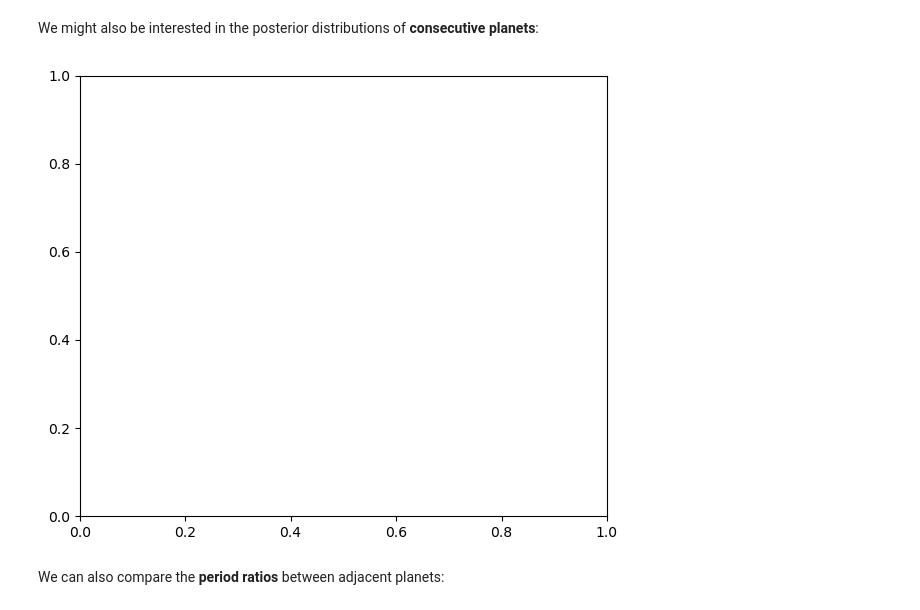
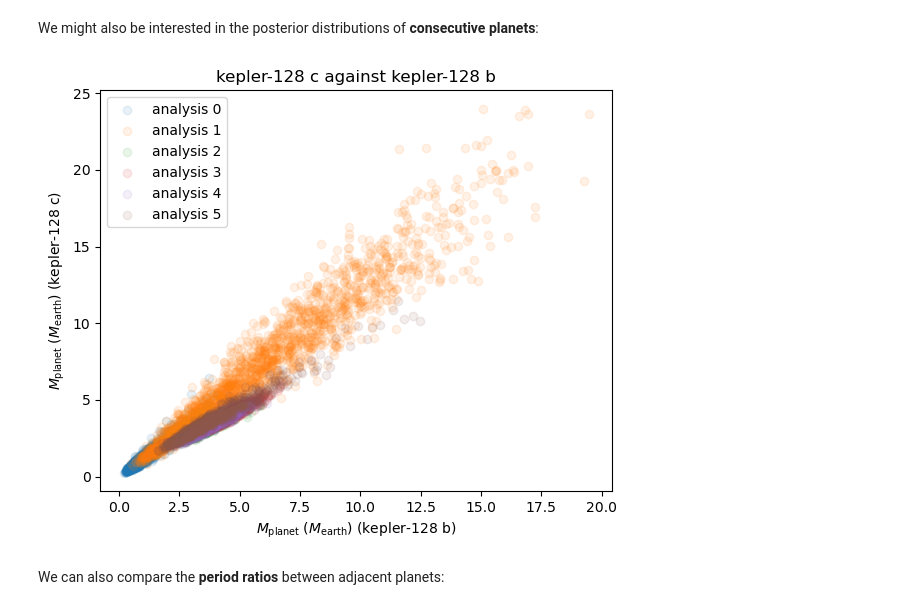
Before and after one commit to adleleu/resonantstate_nb, a Jupyter notebook: notebook_observations_updated.ipynb, the cells around one changed output. Saved outputs shown, nothing was run; the diff lists cells and outputs as text; code cells hidden in the pictures.

Commit message:
simplified ell2sfm plotting and added more examples

```diff
--- a/notebook_observations_updated.ipynb
+++ b/notebook_observations_updated.ipynb
@@ -16,6 +17,6 @@ We can download the metatable to have a look on the available observations sampl
 # %%
-dataframe_observations = get_metadata_observations()
-dataframe_observations.head()
+df_all_obs = get_metadata_observations()
+df_all_obs.head()
 # %% [output]
 |  | planet_name | star_name | analysis_id | author_name | contact_email | default | robustness | period_days | ... |
 | 0 | K00972.02 | K00972 | 0 | Ragozzine | darin_ragozzine@byu.edu | 1 | -1 | 7.821838 | ... |
@@ -90,0 +74,5 @@ dataframe_observations_Kep51.head(100)
+# %%
+target = "Kepler-128"
+
+df_selected = df_all_obs[df_all_obs["star_name"].isin([target])]
+df_selected.head(100)
@@ -109,7 +114,7 @@ Let's download the samples from these systems. If a path is given, it saves the
 # %%
 #download_destination_path = "downloaded_observtions_samples/"
 download_destination_path = None
-df_list = download_observations_samples(dataframe_observations_Kep51, download_destination_path)
+df_list = download_observations_samples(df_selected, download_destination_path)
 # %% [markdown]
 The downloaded samples are returned as a list. Each element of the list is a dictionnary containing informations on the downloaded sample and the sample itself.
 
@@ -222,0 +206,3 @@ get_all_planets(df_list)
+# %%
+planets = get_all_planets(df_list)
+planets
@@ -249,9 +237,9 @@ We might also be interested in the posterior distributions of **consecutive plan
 # %%
 plot_adjacent_planets(df_list,
                       param='mass',
-                      planet_pair=['Kepler-51 b', 'Kepler-51 c'],
+                      planet_pair=planets[0:2],
                       units='earth')
 # %% [output]
-[figure, old version]
+[figure, new version]
 # %% [markdown]
 We can also compare the **period ratios** between adjacent planets:
```
Also changed, not shown: parts of 47 cells of this notebook.
